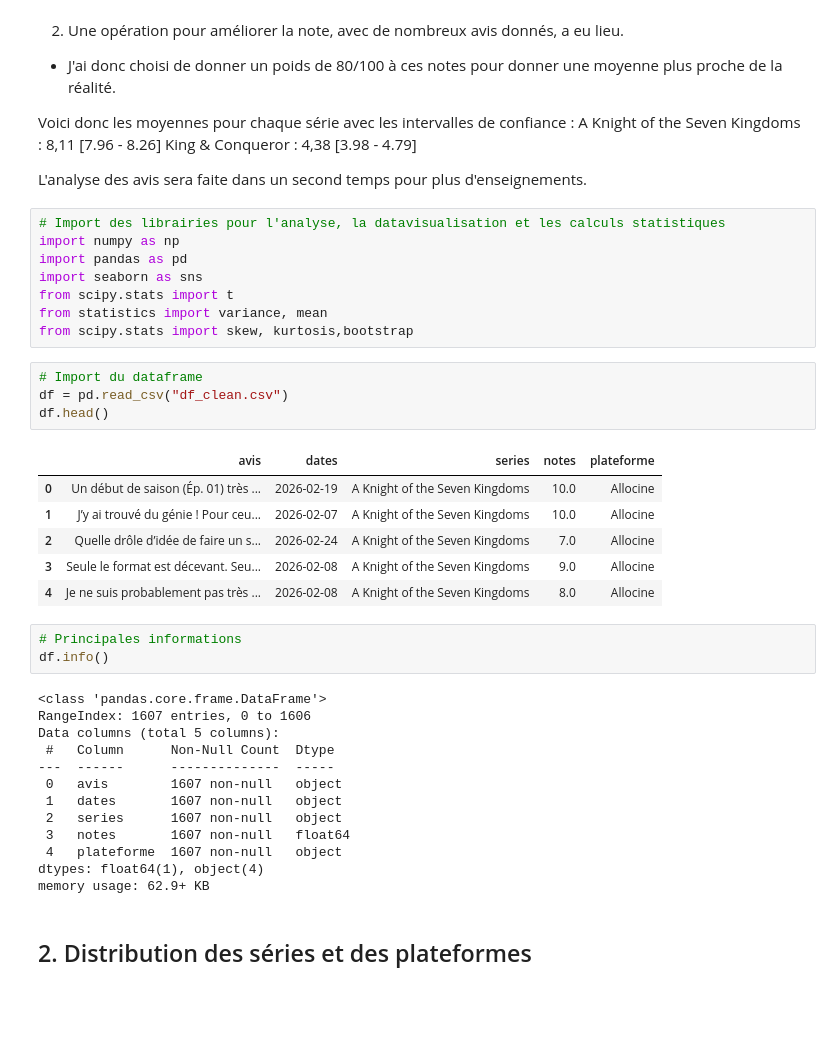
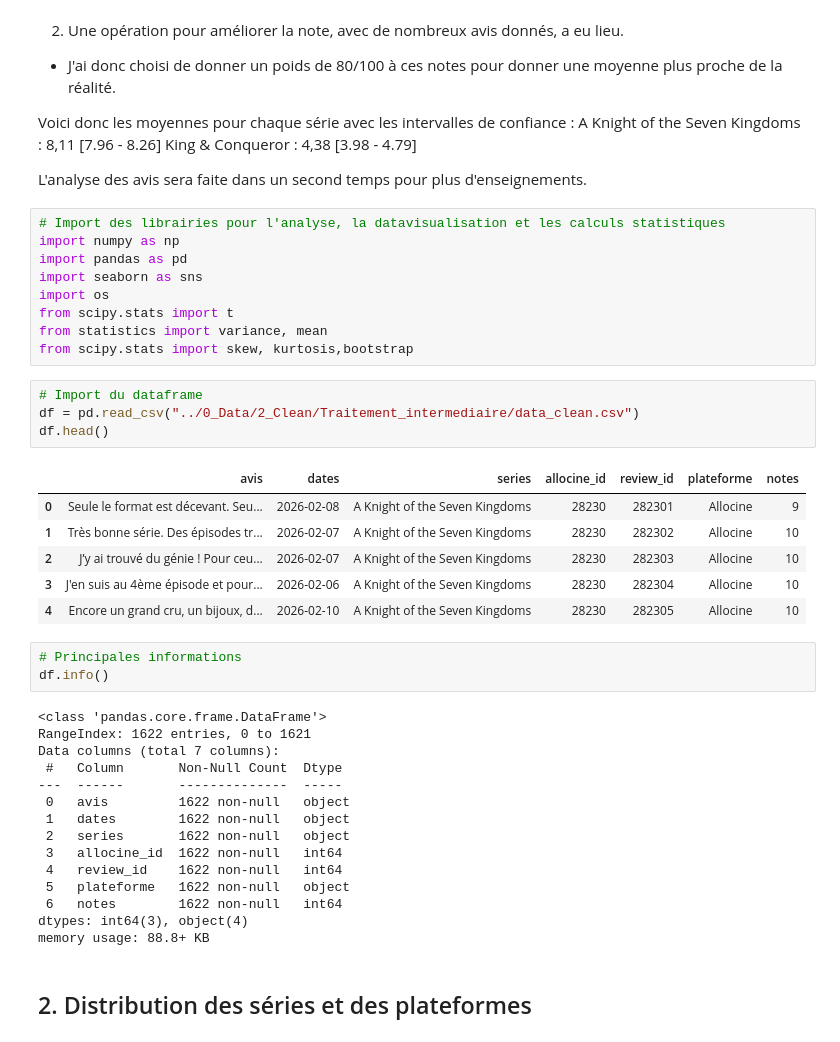
Before and after one commit to clemfouchier/webscrapping-series, a Jupyter notebook: 2_Nettoyage_Analyse/4_analyse_exploratoire.ipynb, the cells around one changed output. Saved outputs shown, nothing was run; the diff lists cells and outputs as text; blank space fills up the shorter version.

```diff
--- a/2_Nettoyage_Analyse/4_analyse_exploratoire.ipynb
+++ b/2_Nettoyage_Analyse/4_analyse_exploratoire.ipynb
@@ -21,36 +21,39 @@ L'analyse des avis sera faite dans un second temps pour plus d'enseignements.
 import numpy as np
 import pandas as pd
 import seaborn as sns
+import os
 from scipy.stats import t
 from statistics import variance, mean
 from scipy.stats import skew, kurtosis,bootstrap
 # %%
 # Import du dataframe
-df = pd.read_csv("df_clean.csv")
+df = pd.read_csv("../0_Data/2_Clean/Traitement_intermediaire/data_clean.csv")
 df.head()
 # %% [output]
-|  | avis | dates | series | notes | plateforme |
-| 0 | Un début de saison (Ép. 01) très ... | 2026-02-19 | A Knight of the Seven Kingdoms | 10.0 | Allocine |
-| 1 | J’y ai trouvé du génie ! Pour ceu... | 2026-02-07 | A Knight of the Seven Kingdoms | 10.0 | Allocine |
-| 2 | Quelle drôle d’idée de faire un s... | 2026-02-24 | A Knight of the Seven Kingdoms | 7.0 | Allocine |
-| 3 | Seule le format est décevant. Seu... | 2026-02-08 | A Knight of the Seven Kingdoms | 9.0 | Allocine |
-| 4 | Je ne suis probablement pas très ... | 2026-02-08 | A Knight of the Seven Kingdoms | 8.0 | Allocine |
+|  | avis | dates | series | allocine_id | review_id | plateforme | notes |
+| 0 | Seule le format est décevant. Seu... | 2026-02-08 | A Knight of the Seven Kingdoms | 28230 | 282301 | Allocine | 9 |
+| 1 | Très bonne série. Des épisodes tr... | 2026-02-07 | A Knight of the Seven Kingdoms | 28230 | 282302 | Allocine | 10 |
+| 2 | J’y ai trouvé du génie ! Pour ceu... | 2026-02-07 | A Knight of the Seven Kingdoms | 28230 | 282303 | Allocine | 10 |
+| 3 | J'en suis au 4ème épisode et pour... | 2026-02-06 | A Knight of the Seven Kingdoms | 28230 | 282304 | Allocine | 10 |
+| 4 | Encore un grand cru, un bijoux, d... | 2026-02-10 | A Knight of the Seven Kingdoms | 28230 | 282305 | Allocine | 10 |
 # %%
 # Principales informations
 df.info()
 # %% [output]
 <class 'pandas.core.frame.DataFrame'>
-RangeIndex: 1607 entries, 0 to 1606
-Data columns (total 5 columns):
- #   Column      Non-Null Count  Dtype
----  ------      --------------  -----
- 0   avis        1607 non-null   object
- 1   dates       1607 non-null   object
- 2   series      1607 non-null   object
- 3   notes       1607 non-null   float64
- 4   plateforme  1607 non-null   object
-dtypes: float64(1), object(4)
-memory usage: 62.9+ KB
+RangeIndex: 1622 entries, 0 to 1621
+Data columns (total 7 columns):
+ #   Column       Non-Null Count  Dtype
+---  ------       --------------  -----
+ 0   avis         1622 non-null   object
+ 1   dates        1622 non-null   object
+ 2   series       1622 non-null   object
+ 3   allocine_id  1622 non-null   int64
+ 4   review_id    1622 non-null   int64
+ 5   plateforme   1622 non-null   object
+ 6   notes        1622 non-null   int64
+dtypes: int64(3), object(4)
+memory usage: 88.8+ KB
 # %% [markdown]
 ## 2. Distribution des séries et des plateformes
 # %%
```
Also changed, not shown: parts of 18 cells of this notebook, 11 other files.
